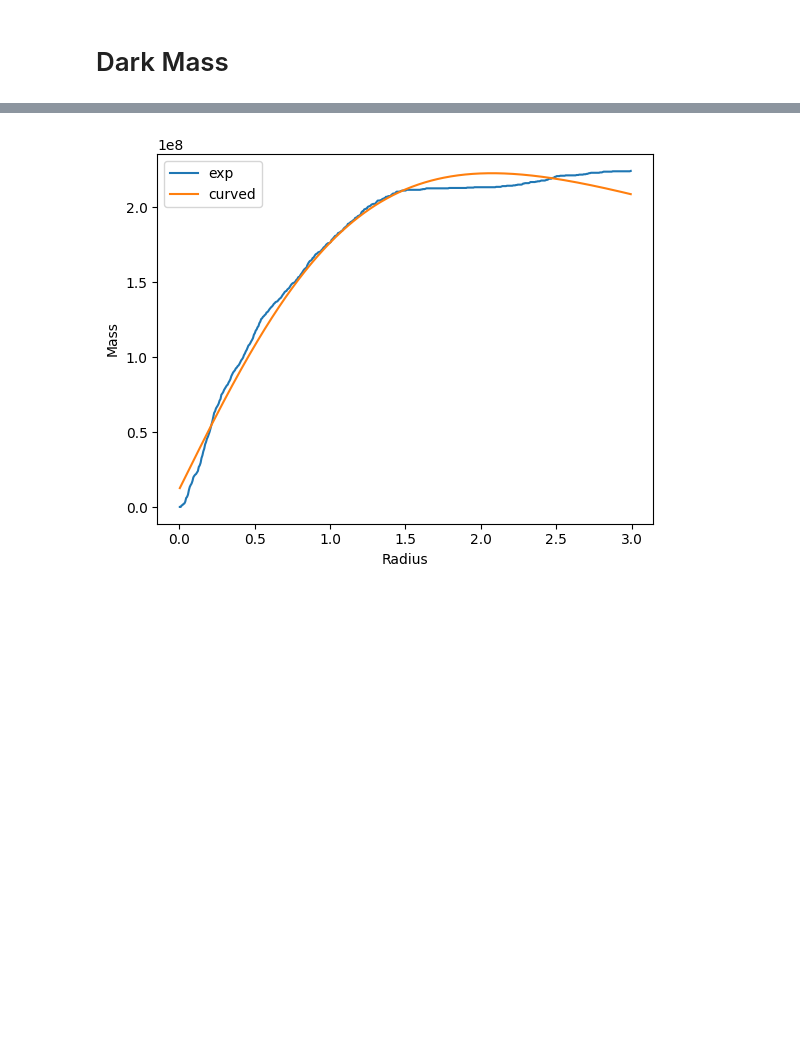
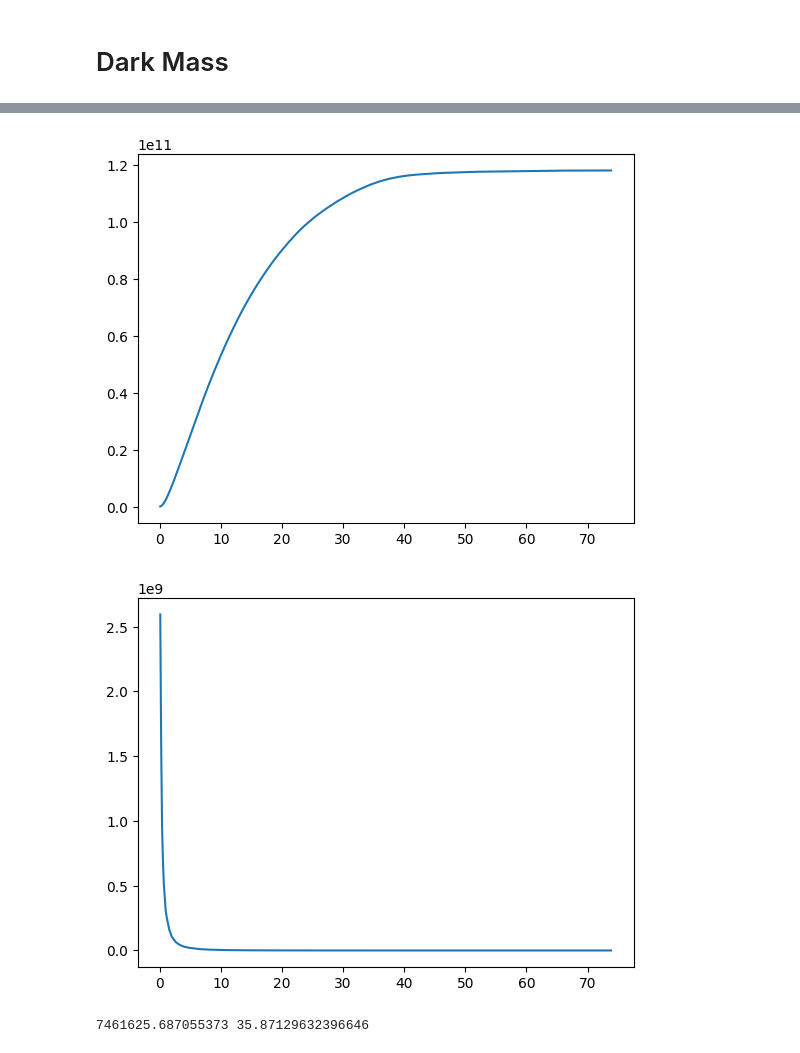
Before and after one commit to merkulovaveraastro9-source/AstronomyProject, a Jupyter notebook: Untitled3.ipynb, the cells around one changed output, grey strips where cells are left out. Cells and saved outputs as stored; diff of their text form; code cells hidden in the pictures; blank space fills up the shorter version.

```diff
--- a/Untitled3.ipynb
+++ b/Untitled3.ipynb
@@ -593,4 +568,11 @@ def curve__func(Radius,b_fit,c_fit,a_fit,d_fit,Mass):
-# %%
-curve__func(Radius,b_fit,c_fit,a_fit,d_fit,Mass)
-# %% [output]
-[figure, removed]
+# %%
+cutout,subhalo,scale_factor = GetCutout(baseUrl,99,8)
+Masses,Rad,Mass,dR  = Dark_Mass(cutout,subhalo,scale_factor)
+Plotnost,Rad= Plotnost_Dark_Mass(Mass,Rad,dR)
+plot0,r0 = curve_plotnost(Plotnost,Rad)
+curve__func_plot(Rad,plot0,r0,Plotnost)
+curve__func_mass(Rad,plot0,r0,Masses)
+# %% [output]
+[figure, added]
+[figure, added]
+7461625.687055373 35.87129632396646
```
Also changed, not shown: parts of 11 cells of this notebook.
